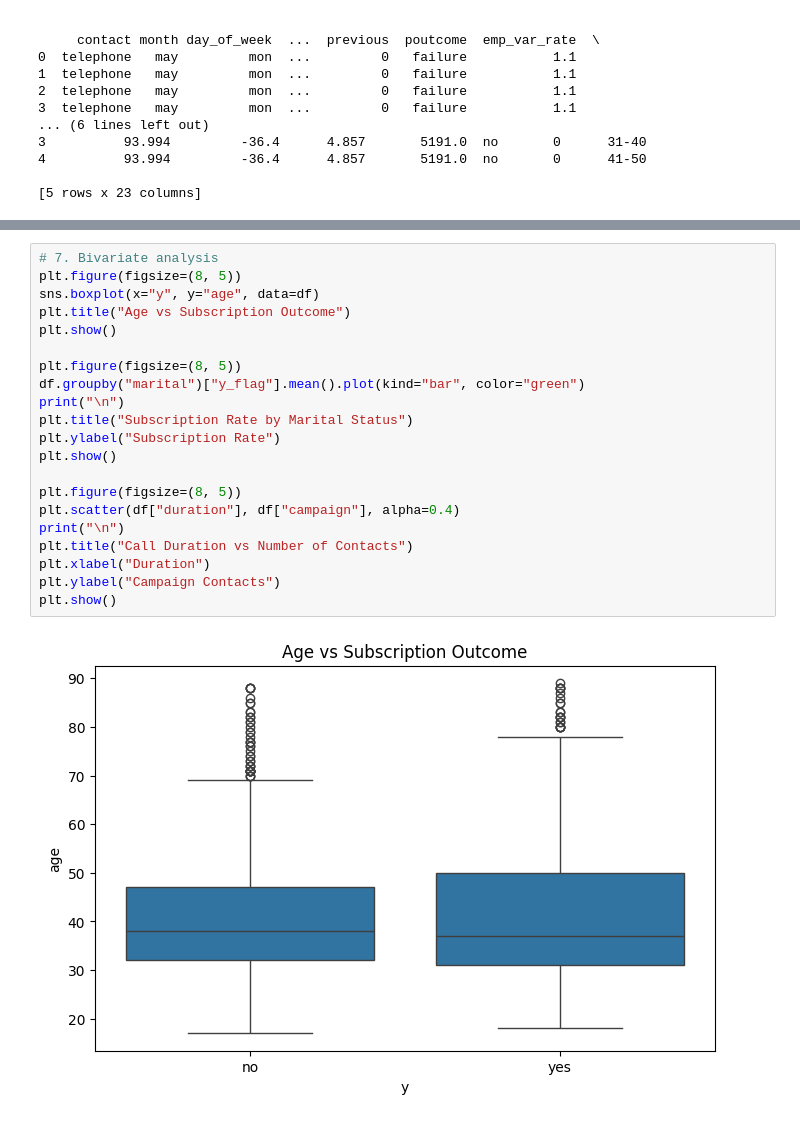
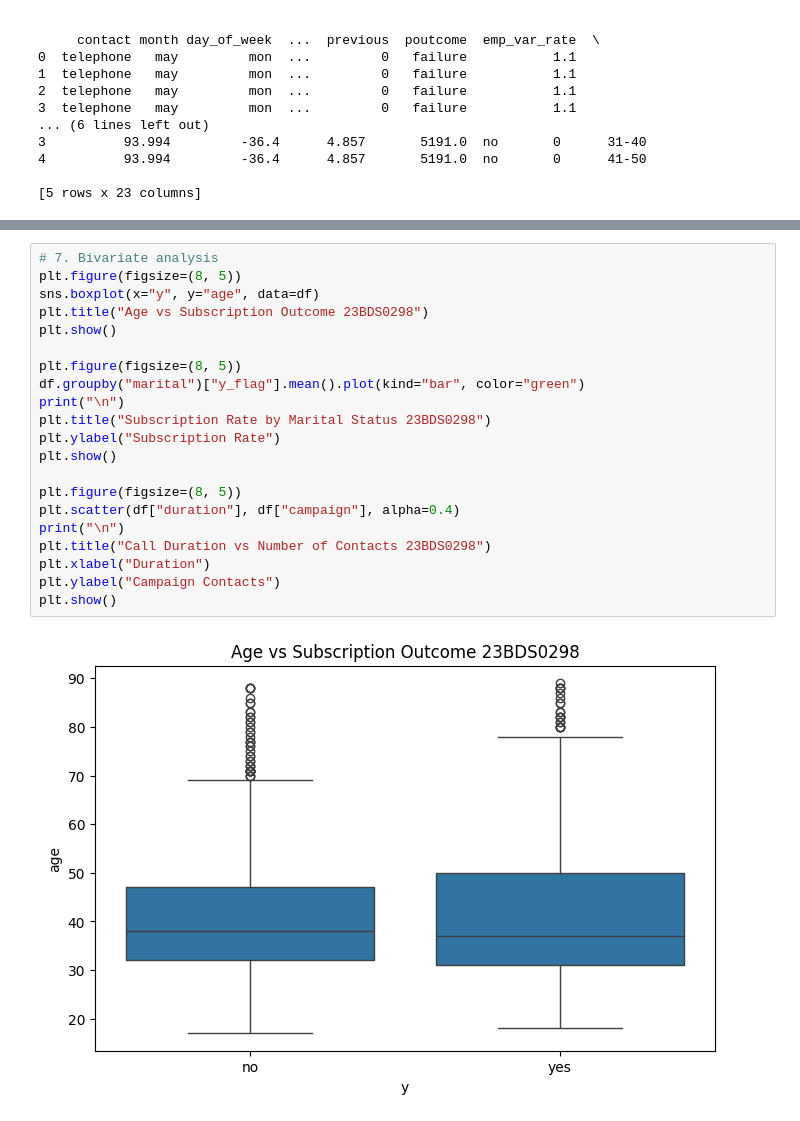
Before and after one commit to sadhaaa/sadhapaEDA, a Jupyter notebook: EDA_Phase1.ipynb, the cells around one changed output, grey strips where cells are left out. Drawn from its saved outputs; the diff is of its cells as text.

```diff
--- a/EDA_Phase1.ipynb
+++ b/EDA_Phase1.ipynb
@@ -150,23 +151,23 @@ plt.show()
 # %%
 # 7. Bivariate analysis
 plt.figure(figsize=(8, 5))
 sns.boxplot(x="y", y="age", data=df)
-plt.title("Age vs Subscription Outcome")
+plt.title("Age vs Subscription Outcome 23BDS0298")
 plt.show()
 
 plt.figure(figsize=(8, 5))
 df.groupby("marital")["y_flag"].mean().plot(kind="bar", color="green")
 print("\n")
-plt.title("Subscription Rate by Marital Status")
+plt.title("Subscription Rate by Marital Status 23BDS0298")
 plt.ylabel("Subscription Rate")
 plt.show()
 
 plt.figure(figsize=(8, 5))
 plt.scatter(df["duration"], df["campaign"], alpha=0.4)
 print("\n")
-plt.title("Call Duration vs Number of Contacts")
+plt.title("Call Duration vs Number of Contacts 23BDS0298")
 plt.xlabel("Duration")
 plt.ylabel("Campaign Contacts")
 plt.show()
 # %% [output]
-[figure, old version]
+[figure, new version]
```
Also changed, not shown: parts of 16 cells of this notebook.
